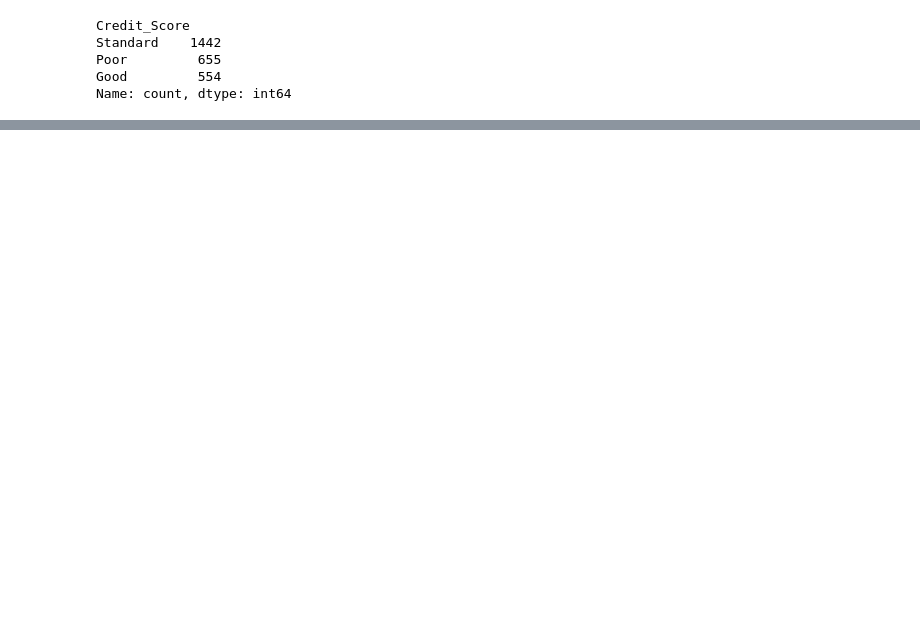
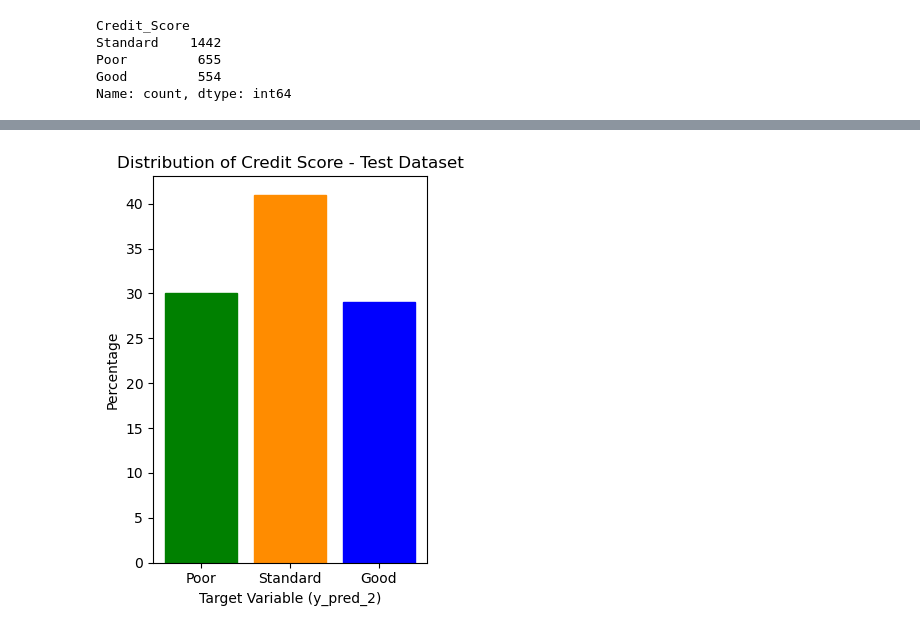
Before and after one commit to josephlomas/Project4_GroupRepo, a Jupyter notebook: Credit_Data_Model.ipynb, the cells around one changed output, grey strips where cells are left out. Saved outputs shown, nothing was run; the diff lists cells and outputs as text; code cells hidden in the pictures; blank space fills up the shorter version.

```diff
--- a/Credit_Data_Model.ipynb
+++ b/Credit_Data_Model.ipynb
@@ -469,0 +471,15 @@ Standard        54.0                              21.0
+# %%
+# Create the second bar chart
+plt.subplot(1, 2, 2)
+bars_chart2 = plt.bar(categories, percentages_y_pred_2, alpha=1.0)
+for bar, category in zip(bars_chart2, categories):
+    bar.set_color(colors[category])
+plt.xlabel('Target Variable (y_pred_2)')
+plt.ylabel('Percentage')
+plt.title('Distribution of Credit Score - Test Dataset')
+
+plt.tight_layout()
+
+plt.show()
+# %% [output]
+[figure, added]
```
Also changed, not shown: parts of 11 cells of this notebook.
